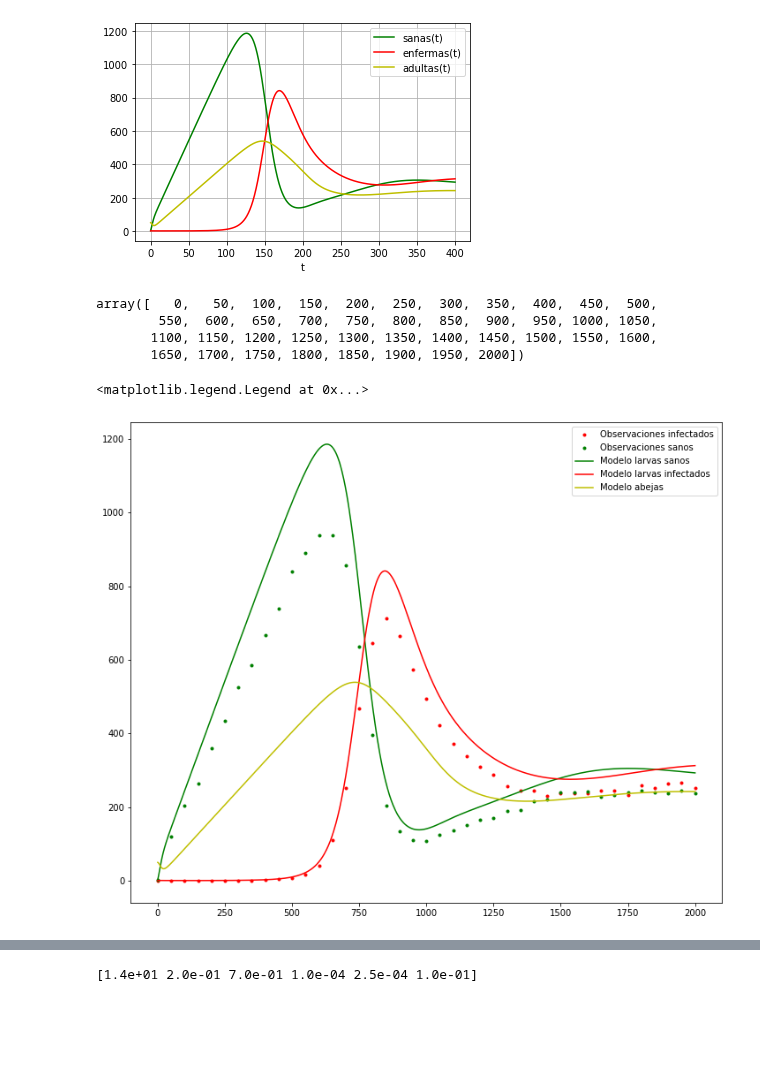
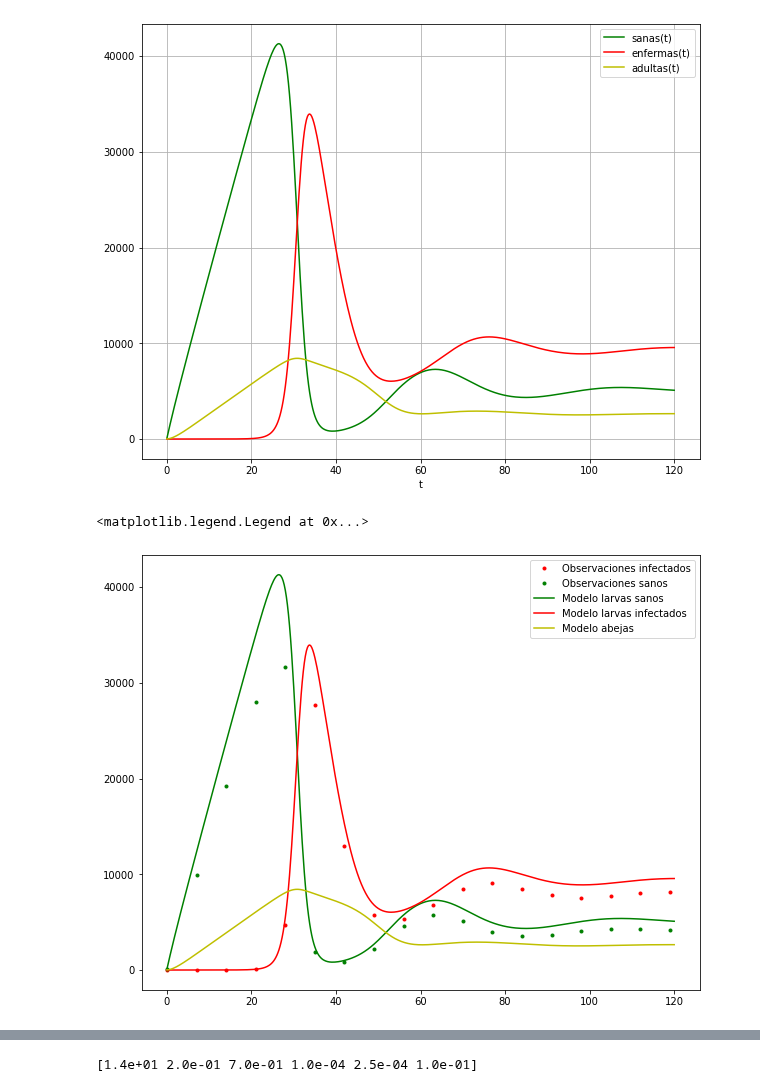
Before and after one commit to JairEsc/Mat_Apl_2, a Jupyter notebook: Epid_AFB.ipynb, the cells around one changed output, grey strips where cells are left out. Cells and saved outputs as stored; diff of their text form; code cells hidden in the pictures; blank space fills up the shorter version.

```diff
--- a/Epid_AFB.ipynb
+++ b/Epid_AFB.ipynb
@@ -5,12 +5,12 @@ import numpy as np
 import matplotlib.pyplot as plt
 from scipy.integrate import odeint
 # %%
-Q=14
-alpha=0.2
-sigma=0.7
-mu=0.0001
-tau=0.00025
-c=.1
+Q=2000
+alpha=0.1
+sigma=0.6
+mu=0.016
+tau=1e-4
+c=.6
 true_params = np.array((Q, alpha,sigma,mu,tau,c))
 def AFB(y,t,ps):
     try:
@@ -33,44 +33,39 @@ L_s_fijo=(1/(2*alpha))*((Q/mu)*((-alpha+sigma+mu)+np.sqrt((alpha-sigma-mu)**2+4*
 L_i_fijo=0
 B_fijo=Q/mu
 # %%
-y0 = [3,1,50]
+y0 = [100,1,20]
+plt.figure(figsize=(10, 8))
 INPUT = (y0[0],y0[1],y0[2])
-t = np.linspace(0, 400, 2001)
+t = np.linspace(0, 120, 481)
 from scipy.integrate import odeint
 sol = odeint(AFB, y0, t, args=([Q,alpha,sigma,mu,tau,c],))
 import matplotlib.pyplot as plt
 plt.plot(t, sol[:, 0], 'g', label='sanas(t)')
 plt.plot(t, sol[:, 1], 'r', label='enfermas(t)')
 plt.plot(t, sol[:, 2], 'y', label='adultas(t)')
 plt.legend(loc='best')
 plt.xlabel('t')
 plt.grid()
 plt.show()
 # %% [output]
-[figure, old version]
+[figure, new version]
 # %%
 from scipy import stats
-# %%
-np.arange(0,len(t),50)
-# %% [output]
-array([   0,   50,  100,  150,  200,  250,  300,  350,  400,  450,  500,
-        550,  600,  650,  700,  750,  800,  850,  900,  950, 1000, 1050,
-       1100, 1150, 1200, 1250, 1300, 1350, 1400, 1450, 1500, 1550, 1600,
-       1650, 1700, 1750, 1800, 1850, 1900, 1950, 2000])
 # %%
-datos_larvas_infectados=np.array([stats.binom.rvs(n=int(sol[i,1]),p=0.85) for i in range(len(t))])[np.arange(0,len(t),50)]
-datos_larvas_sanas=np.array([stats.binom.rvs(n=int(sol[i,0]),p=0.80) for i in range(len(t))])[np.arange(0,len(t),50)]
+frecuancia_muestra=np.arange(0,len(t),28)
+datos_larvas_infectados=np.array([stats.binom.rvs(n=int(sol[i,1]),p=0.85) for i in range(len(t))])[frecuancia_muestra]
+datos_larvas_sanas=np.array([stats.binom.rvs(n=int(sol[i,0]),p=0.80) for i in range(len(t))])[frecuancia_muestra]
 data=np.array([datos_larvas_sanas,datos_larvas_infectados]).T
-plt.figure(figsize=(12, 10))
-plt.plot(np.arange(0,len(t),50),datos_larvas_infectados,'r.',label='Observaciones infectados')
-plt.plot(np.arange(0,len(t),50),datos_larvas_sanas,'g.',label='Observaciones sanos')
-plt.plot(sol[:,0],'g',label='Modelo larvas sanos')
-plt.plot(sol[:,1],'r',label='Modelo larvas infectados')
-plt.plot(sol[:,2],'y',label='Modelo abejas')
+plt.figure(figsize=(10, 8))
+plt.plot(frecuancia_muestra/4,datos_larvas_infectados,'r.',label='Observaciones infectados')
+plt.plot(frecuancia_muestra/4,datos_larvas_sanas,'g.',label='Observaciones sanos')
+plt.plot(np.arange(0,120.25,0.25),sol[:,0],'g',label='Modelo larvas sanos')
+plt.plot(np.arange(0,120.25,0.25),sol[:,1],'r',label='Modelo larvas infectados')
+plt.plot(np.arange(0,120.25,0.25),sol[:,2],'y',label='Modelo abejas')
 plt.legend()
 # %% [output]
 <matplotlib.legend.Legend at 0x...>
-[figure, old version]
+[figure, new version]
 # %%
 #!pip install lmfit
 # %% [output]
```
Also changed, not shown: parts of 5 cells of this notebook.
